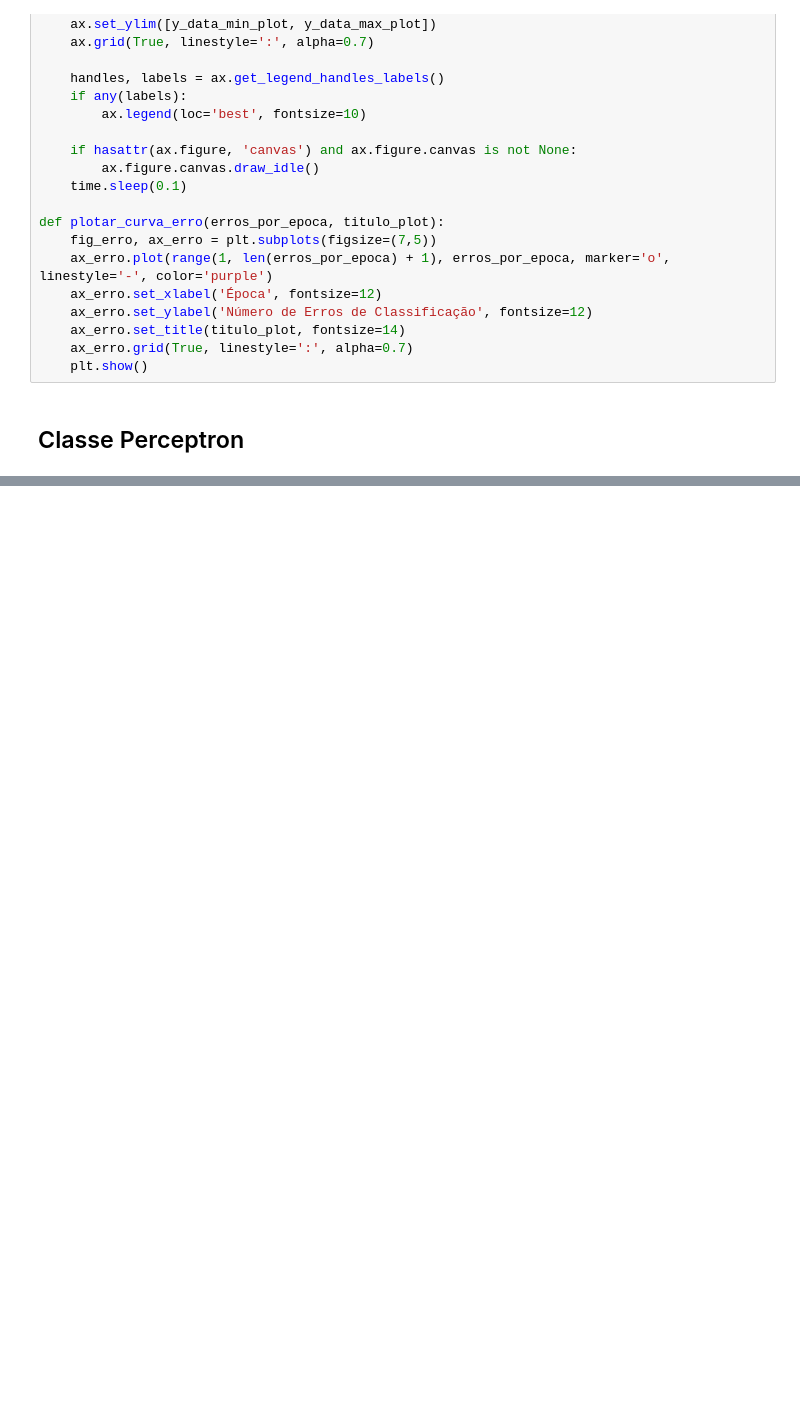
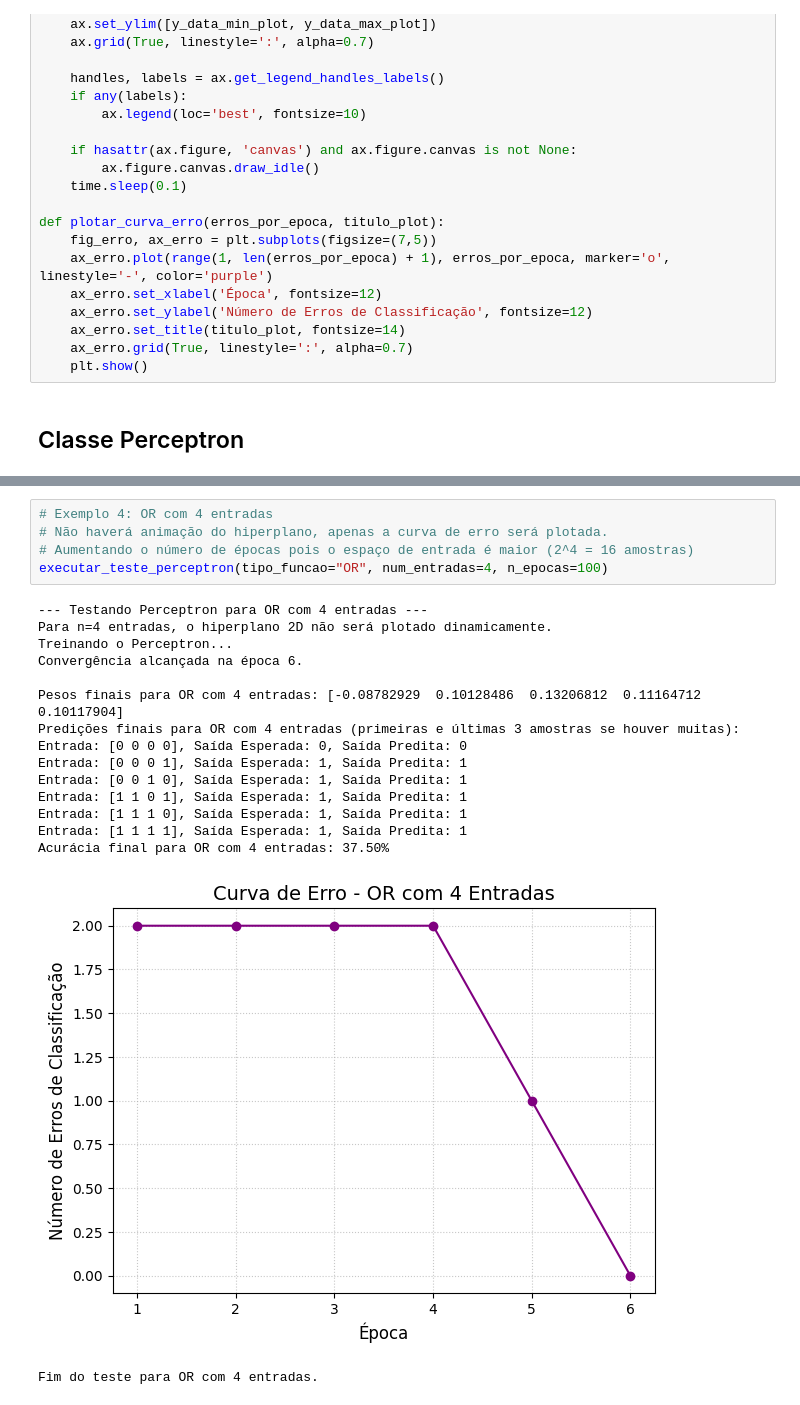
Before and after one commit to LuanCarrieiros/IA, a Jupyter notebook: Lista10/Questão 01/perceptron_manual.ipynb, the cells around one changed output, grey strips where cells are left out. Drawn from its saved outputs; the diff is of its cells as text; blank space fills up the shorter version.

```diff
--- a/Lista10/Questão 01/perceptron_manual.ipynb
+++ b/Lista10/Questão 01/perceptron_manual.ipynb
@@ -569,0 +332,22 @@ Fim dos testes.
+# %%
+# Exemplo 4: OR com 4 entradas
+# Não haverá animação do hiperplano, apenas a curva de erro será plotada.
+# Aumentando o número de épocas pois o espaço de entrada é maior (2^4 = 16 amostras)
+executar_teste_perceptron(tipo_funcao="OR", num_entradas=4, n_epocas=100)
+# %% [output]
+--- Testando Perceptron para OR com 4 entradas ---
+Para n=4 entradas, o hiperplano 2D não será plotado dinamicamente.
+Treinando o Perceptron...
+Convergência alcançada na época 6.
+
+Pesos finais para OR com 4 entradas: [-0.08782929  0.10128486  0.13206812  0.11164712  0.10117904]
+Predições finais para OR com 4 entradas (primeiras e últimas 3 amostras se houver muitas):
+Entrada: [0 0 0 0], Saída Esperada: 0, Saída Predita: 0
+Entrada: [0 0 0 1], Saída Esperada: 1, Saída Predita: 1
+Entrada: [0 0 1 0], Saída Esperada: 1, Saída Predita: 1
+Entrada: [1 1 0 1], Saída Esperada: 1, Saída Predita: 1
+Entrada: [1 1 1 0], Saída Esperada: 1, Saída Predita: 1
+Entrada: [1 1 1 1], Saída Esperada: 1, Saída Predita: 1
+Acurácia final para OR com 4 entradas: 37.50%
+[figure, added]
+Fim do teste para OR com 4 entradas.
```
Also changed, not shown: parts of 15 cells of this notebook.
